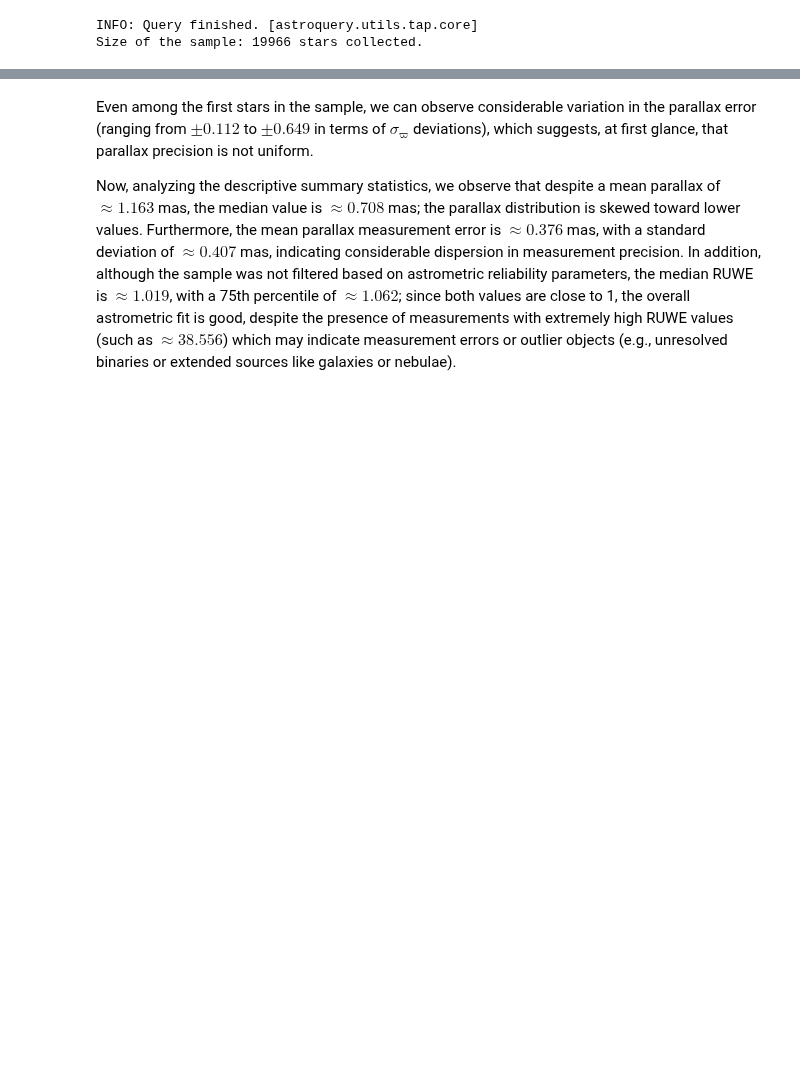
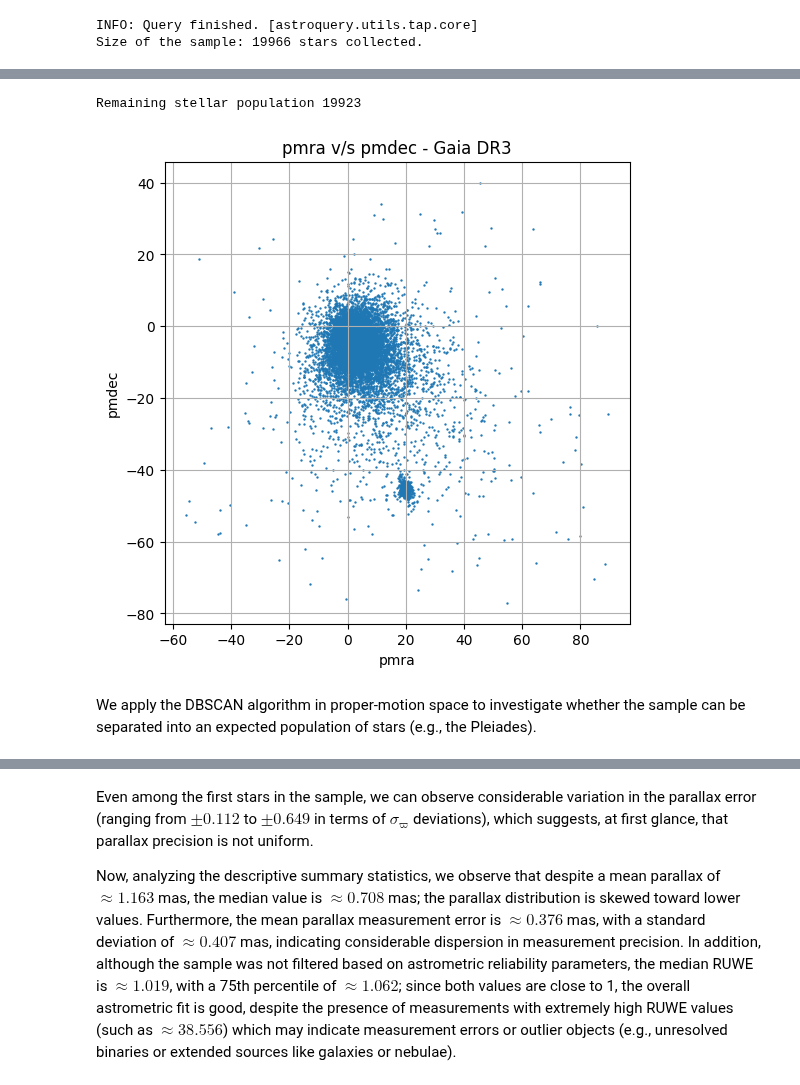
Before and after one commit to Paul0112/gaia-hr-diagram-bias, a Jupyter notebook: notebooks/gaia_hr_diagram_bias_I.ipynb, the cells around one changed output, grey strips where cells are left out. Drawn from its saved outputs; the diff is of its cells as text; code cells hidden in the pictures; blank space fills up the shorter version.

```diff
--- a/notebooks/gaia_hr_diagram_bias_I.ipynb
+++ b/notebooks/gaia_hr_diagram_bias_I.ipynb
@@ -88,0 +112,16 @@ Size of the sample: 19966 stars collected.
+# %%
+# Redefine the cluster
+df_gaia = df_gaia[
+    (df_gaia["pmra"] > -70) &
+    (df_gaia["pmra"] < 90) &
+    (df_gaia["pmdec"] > -80) &
+    (df_gaia["pmdec"] < 40)
+]
+
+print(f"Remaining stellar population {len(df_gaia)}")
+plot_gaia(df_gaia, s=0.5)
+# %% [output]
+Remaining stellar population 19923
+[figure, added]
+# %% [markdown]
+We apply the DBSCAN algorithm in proper-motion space to investigate whether the sample can be separated into an expected population of stars (e.g., the Pleiades).
```
Also changed, not shown: parts of 21 cells of this notebook.
